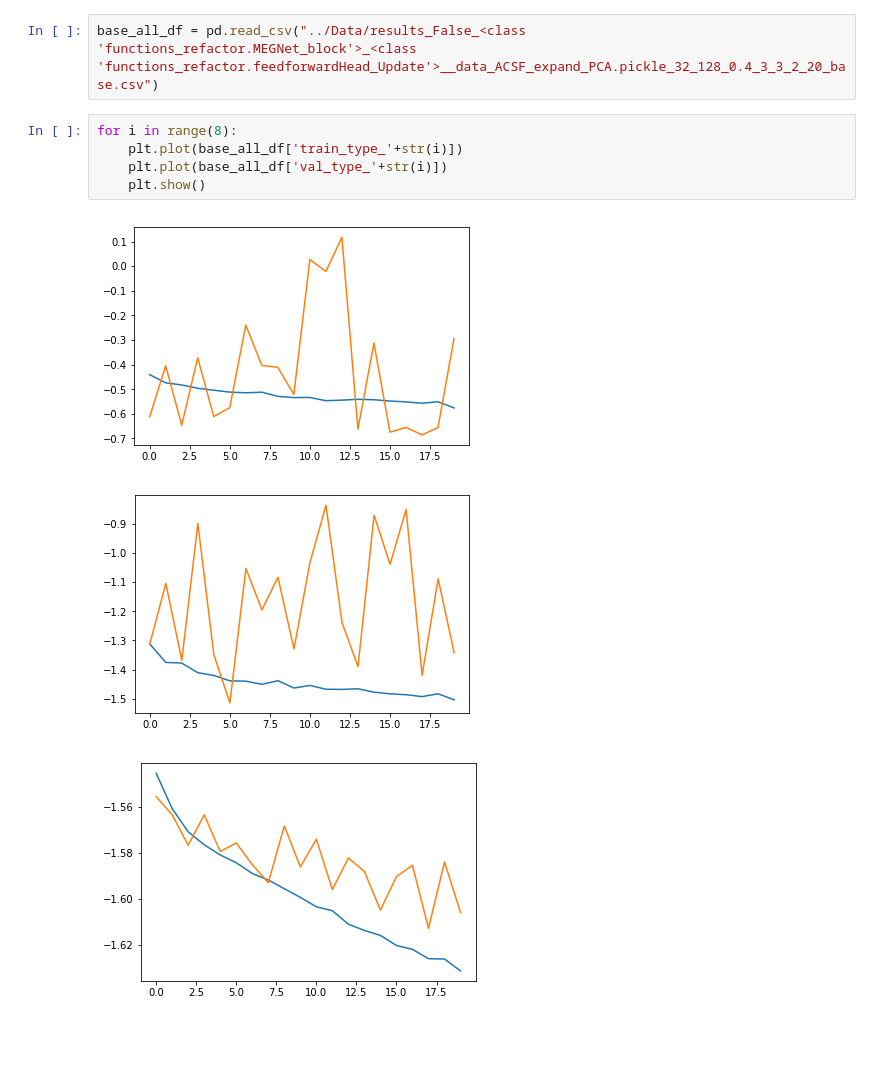
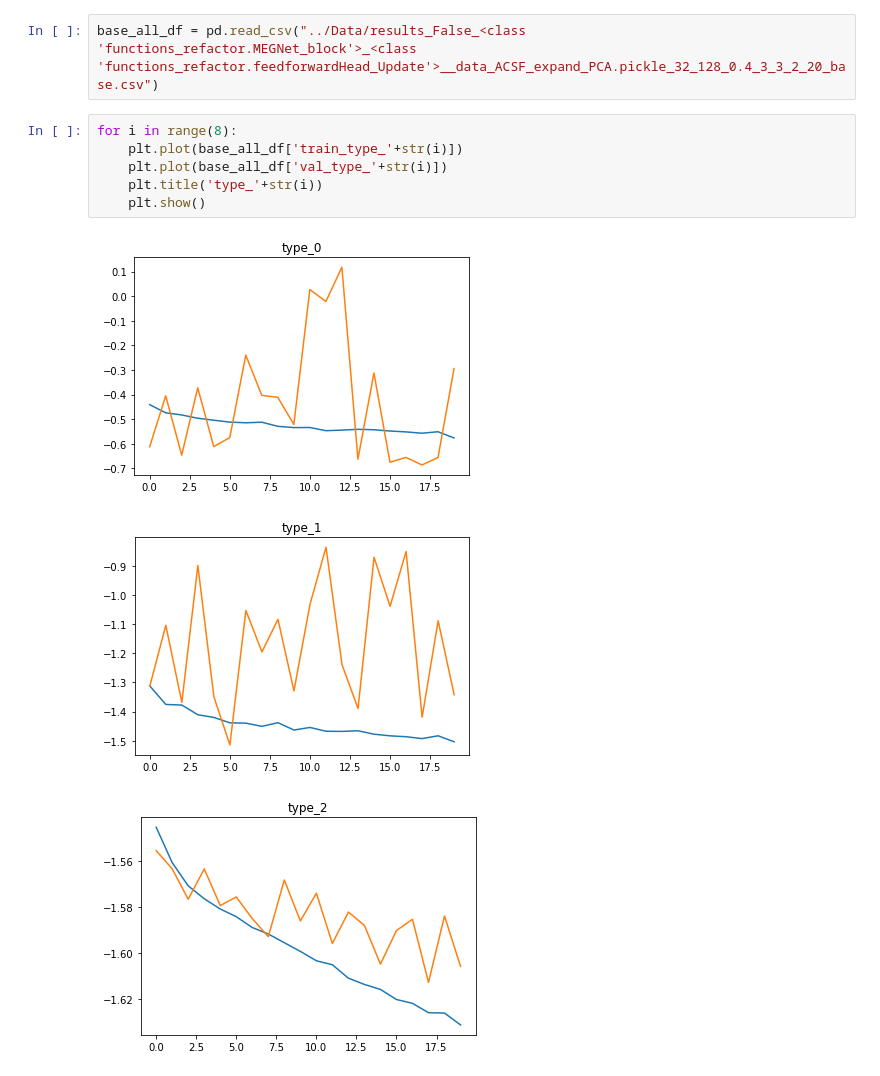
Before and after one commit to zhenlan0426/QM, a Jupyter notebook: outcome_analysis.ipynb, the cells around one changed output. Saved outputs shown, nothing was run; the diff lists cells and outputs as text; blank space fills up the shorter version.

```diff
--- a/outcome_analysis.ipynb
+++ b/outcome_analysis.ipynb
@@ -46,9 +46,10 @@ base_all_df = pd.read_csv("../Data/results_False_<class 'functions_refactor.MEGN
 # %%
 for i in range(8):
     plt.plot(base_all_df['train_type_'+str(i)])
     plt.plot(base_all_df['val_type_'+str(i)])
+    plt.title('type_'+str(i))
     plt.show()
 # %% [output]
-[figure, old version]
+[figure, new version]
-[figure, old version]
+[figure, new version]
-[figure, old version]
+[figure, new version]
```
Also changed, not shown: parts of 1 cell of this notebook, 4 other files.
